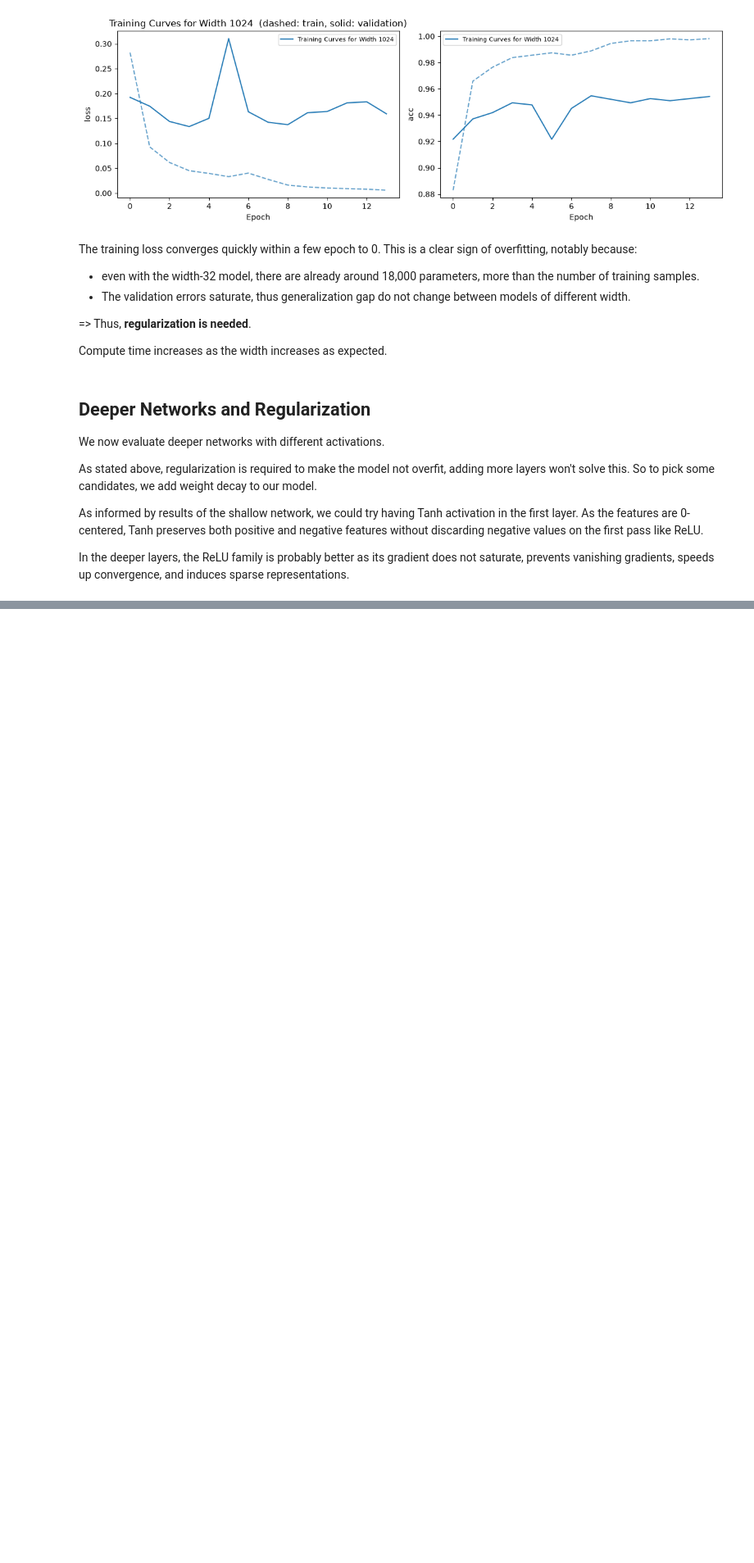
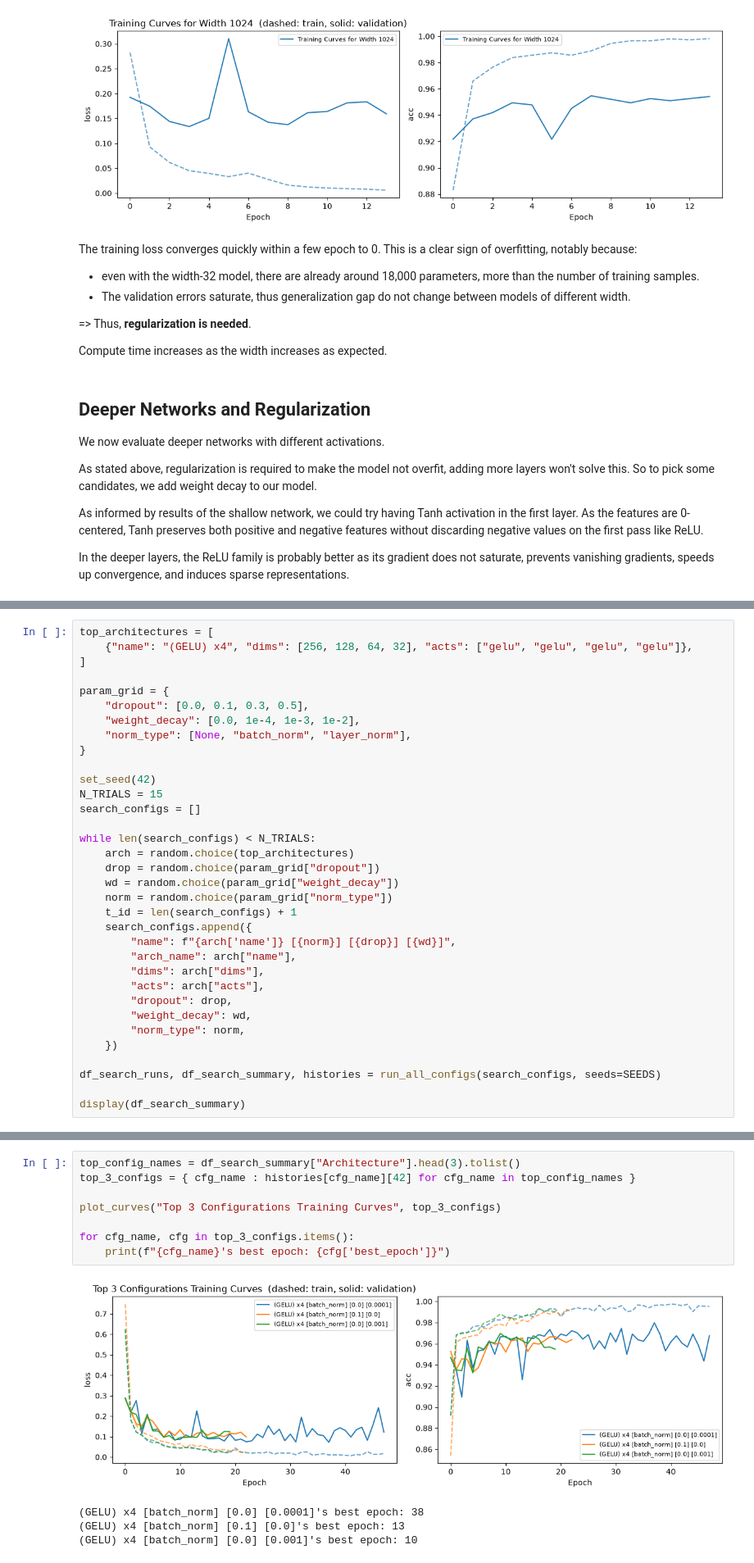
Before and after one commit to LeStolz/HAR-Deep-Learning, a Jupyter notebook: deep.ipynb, the cells around one changed output, grey strips where cells are left out. Shown at 82% size. Saved outputs shown, nothing was run; the diff lists cells and outputs as text; blank space fills up the shorter version.

```diff
--- a/deep.ipynb
+++ b/deep.ipynb
@@ -341,0 +361,34 @@ test
+# %%
+top_architectures = [
+    {"name": "(GELU) x4", "dims": [256, 128, 64, 32], "acts": ["gelu", "gelu", "gelu", "gelu"]},
+]
+
+param_grid = {
+    "dropout": [0.0, 0.1, 0.3, 0.5],
+    "weight_decay": [0.0, 1e-4, 1e-3, 1e-2],
+    "norm_type": [None, "batch_norm", "layer_norm"],
+}
+
+set_seed(42)
+N_TRIALS = 15
+search_configs = []
+
+while len(search_configs) < N_TRIALS:
+    arch = random.choice(top_architectures)
+    drop = random.choice(param_grid["dropout"])
+    wd = random.choice(param_grid["weight_decay"])
+    norm = random.choice(param_grid["norm_type"])
+    t_id = len(search_configs) + 1
+    search_configs.append({
+        "name": f"{arch['name']} [{norm}] [{drop}] [{wd}]",
+        "arch_name": arch["name"],
+        "dims": arch["dims"],
+        "acts": arch["acts"],
+        "dropout": drop,
+        "weight_decay": wd,
+        "norm_type": norm,
+    })
+
+df_search_runs, df_search_summary, histories = run_all_configs(search_configs, seeds=SEEDS)
+
+display(df_search_summary)
@@ -341,0 +433,13 @@ test
+# %%
+top_config_names = df_search_summary["Architecture"].head(3).tolist()
+top_3_configs = { cfg_name : histories[cfg_name][42] for cfg_name in top_config_names }
+
+plot_curves("Top 3 Configurations Training Curves", top_3_configs)
+
+for cfg_name, cfg in top_3_configs.items():
+    print(f"{cfg_name}'s best epoch: {cfg['best_epoch']}")
+# %% [output]
+[figure, added]
+(GELU) x4 [batch_norm] [0.0] [0.0001]'s best epoch: 38
+(GELU) x4 [batch_norm] [0.1] [0.0]'s best epoch: 13
+(GELU) x4 [batch_norm] [0.0] [0.001]'s best epoch: 10
```
Also changed, not shown: parts of 20 cells of this notebook, 5 other files.
